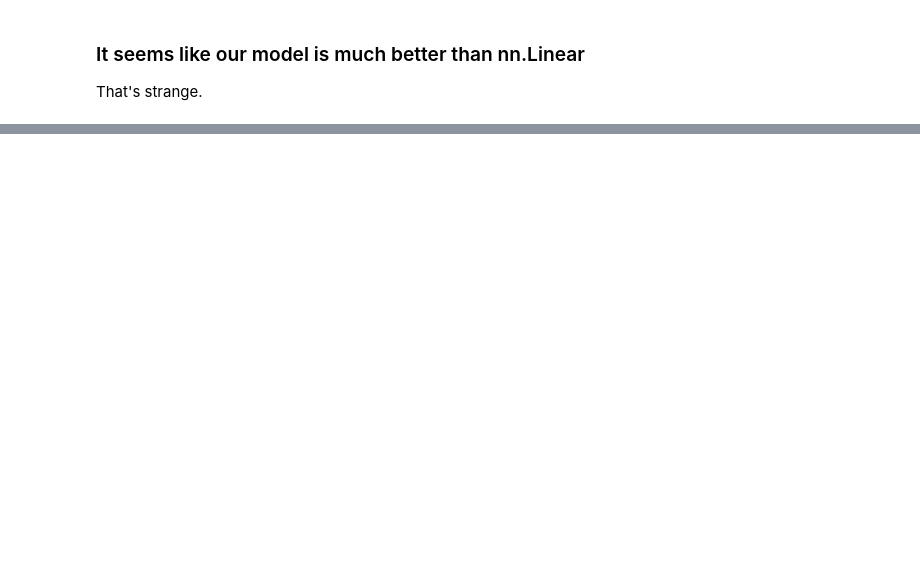
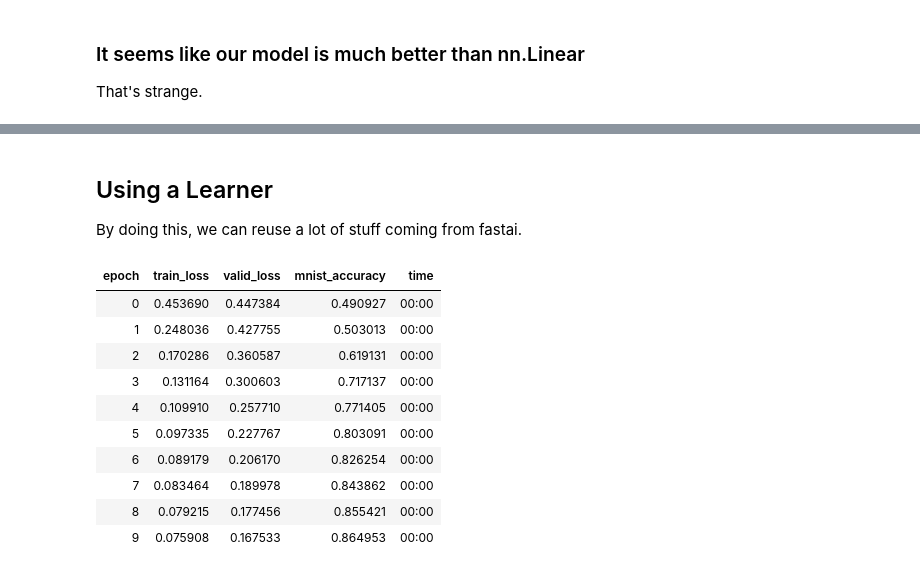
Before and after one commit to arunoda/fastai-v4, a Jupyter notebook: 04.4.mnist-sgd.ipynb, the cells around one changed output, grey strips where cells are left out. Saved outputs shown, nothing was run; the diff lists cells and outputs as text; code cells hidden in the pictures; blank space fills up the shorter version.

```diff
--- a/04.4.mnist-sgd.ipynb
+++ b/04.4.mnist-sgd.ipynb
@@ -378,0 +452,4 @@ That's strange.
+# %% [markdown]
+## Using a Learner
+
+By doing this, we can reuse a lot of stuff coming from fastai.
@@ -378,0 +459,17 @@ That's strange.
+# %%
+## Let's create the leaerner
+learn = Learner(dls, nn.Linear(28*28, 1), opt_func=SGD, loss_func=mnist_loss, metrics=mnist_accuracy)
+# %%
+learn.fit(10, lr=0.1)
+# %% [output]
+| epoch | train_loss | valid_loss | mnist_accuracy | time |
+| 0 | 0.453690 | 0.447384 | 0.490927 | 00:00 |
+| 1 | 0.248036 | 0.427755 | 0.503013 | 00:00 |
+| 2 | 0.170286 | 0.360587 | 0.619131 | 00:00 |
+| 3 | 0.131164 | 0.300603 | 0.717137 | 00:00 |
+| 4 | 0.109910 | 0.257710 | 0.771405 | 00:00 |
+| 5 | 0.097335 | 0.227767 | 0.803091 | 00:00 |
+| 6 | 0.089179 | 0.206170 | 0.826254 | 00:00 |
+| 7 | 0.083464 | 0.189978 | 0.843862 | 00:00 |
+| 8 | 0.079215 | 0.177456 | 0.855421 | 00:00 |
+| 9 | 0.075908 | 0.167533 | 0.864953 | 00:00 |
```
Also changed, not shown: parts of 30 cells of this notebook.
